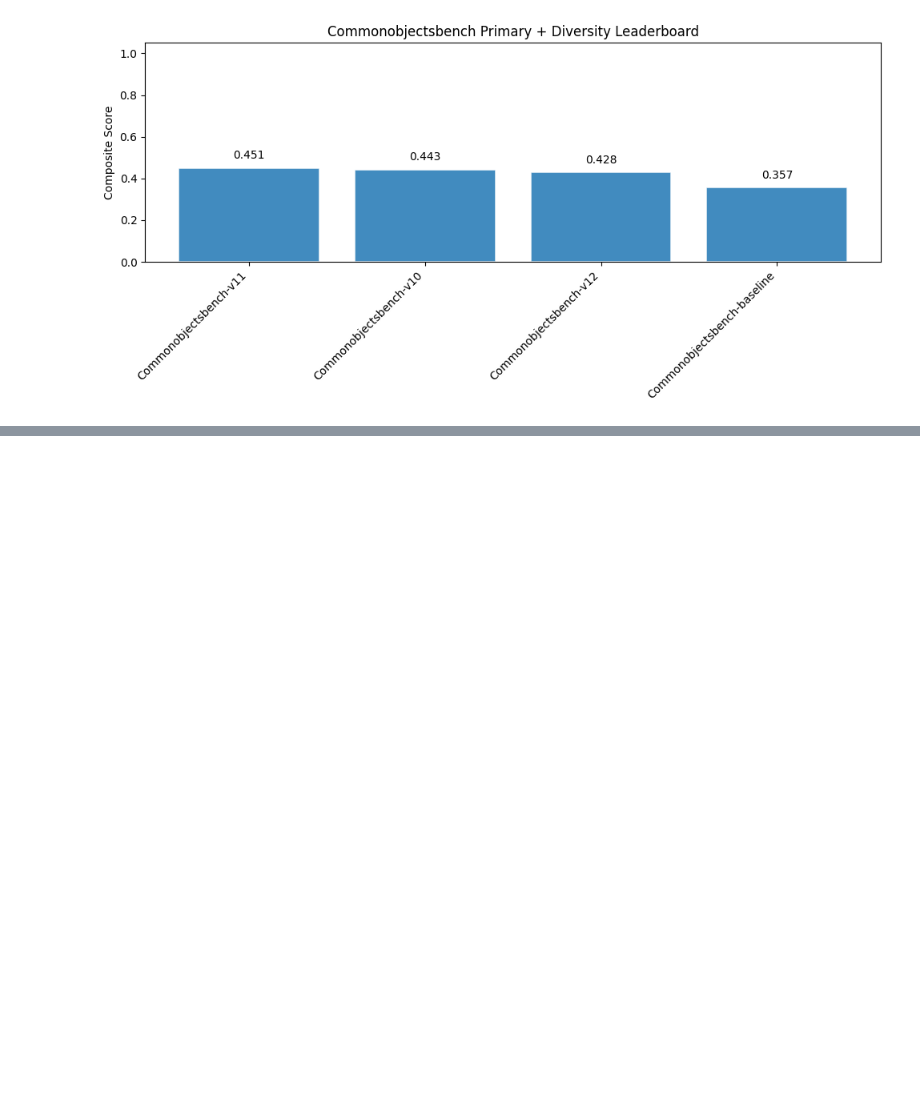
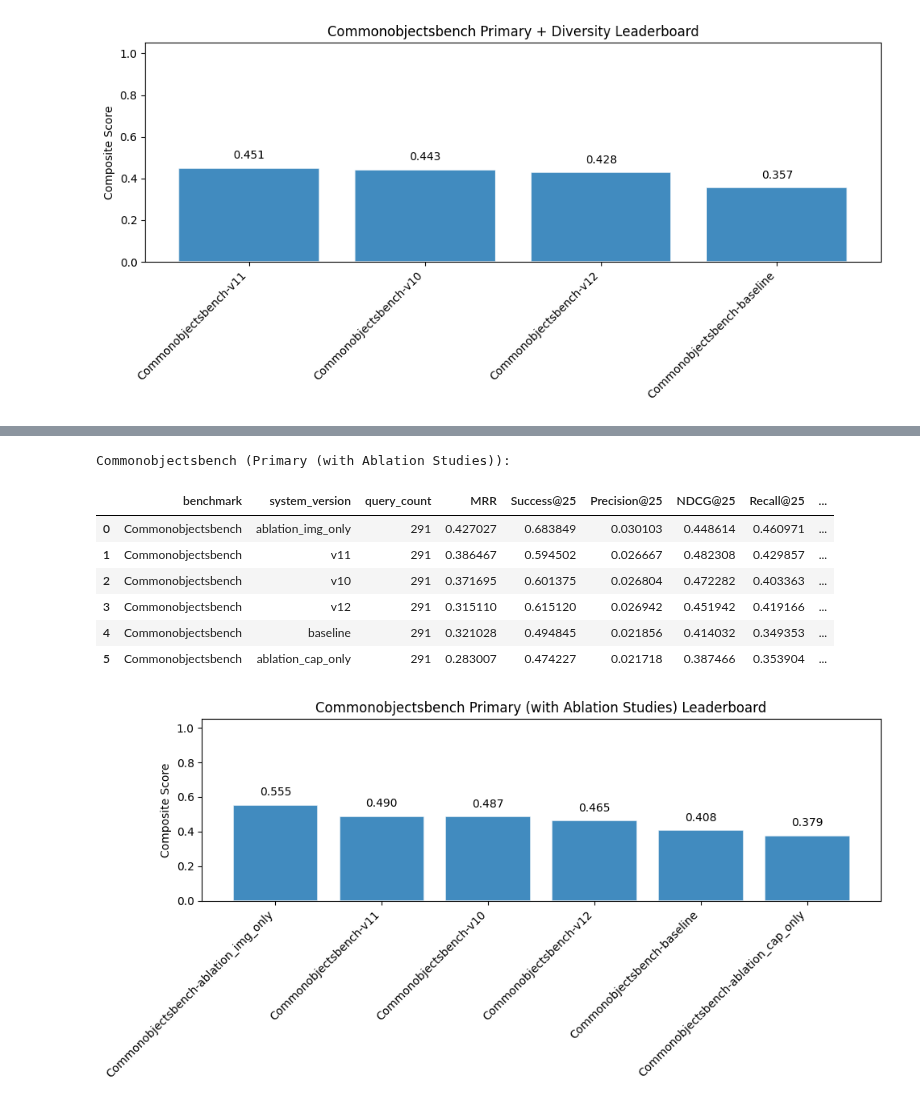
Before and after one commit to waggle-sensor/sage-nrp-image-search, a Jupyter notebook: benchmarking/benchmarks/Commonobjectsbench/results/leaderboard.ipynb, the cells around one changed output, grey strips where cells are left out. Drawn from its saved outputs; the diff is of its cells as text; code cells hidden in the pictures; blank space fills up the shorter version.

```diff
--- a/benchmarking/benchmarks/Commonobjectsbench/results/leaderboard.ipynb
+++ b/benchmarking/benchmarks/Commonobjectsbench/results/leaderboard.ipynb
@@ -92,0 +100,20 @@ Commonobjectsbench (Primary + Diversity):
+# %%
+primary_ablation_df = render_single_benchmark_leaderboard(
+    base_path=base_path,
+    benchmark=current_benchmark,
+    min_version=min_version,
+    include_ablations=True,
+    mode="primary",
+    metric_weights=primary_metric_weights,
+    display_fn=display,
+)
+# %% [output]
+Commonobjectsbench (Primary (with Ablation Studies)):
+|  | benchmark | system_version | query_count | MRR | Success@25 | Precision@25 | NDCG@25 | Recall@25 | ... |
+| 0 | Commonobjectsbench | ablation_img_only | 291 | 0.427027 | 0.683849 | 0.030103 | 0.448614 | 0.460971 | ... |
+| 1 | Commonobjectsbench | v11 | 291 | 0.386467 | 0.594502 | 0.026667 | 0.482308 | 0.429857 | ... |
+| 2 | Commonobjectsbench | v10 | 291 | 0.371695 | 0.601375 | 0.026804 | 0.472282 | 0.403363 | ... |
+| 3 | Commonobjectsbench | v12 | 291 | 0.315110 | 0.615120 | 0.026942 | 0.451942 | 0.419166 | ... |
+| 4 | Commonobjectsbench | baseline | 291 | 0.321028 | 0.494845 | 0.021856 | 0.414032 | 0.349353 | ... |
+| 5 | Commonobjectsbench | ablation_cap_only | 291 | 0.283007 | 0.474227 | 0.021718 | 0.387466 | 0.353904 | ... |
+[figure, added]
```
Also changed, not shown: parts of 2 cells of this notebook, 6 other files.
